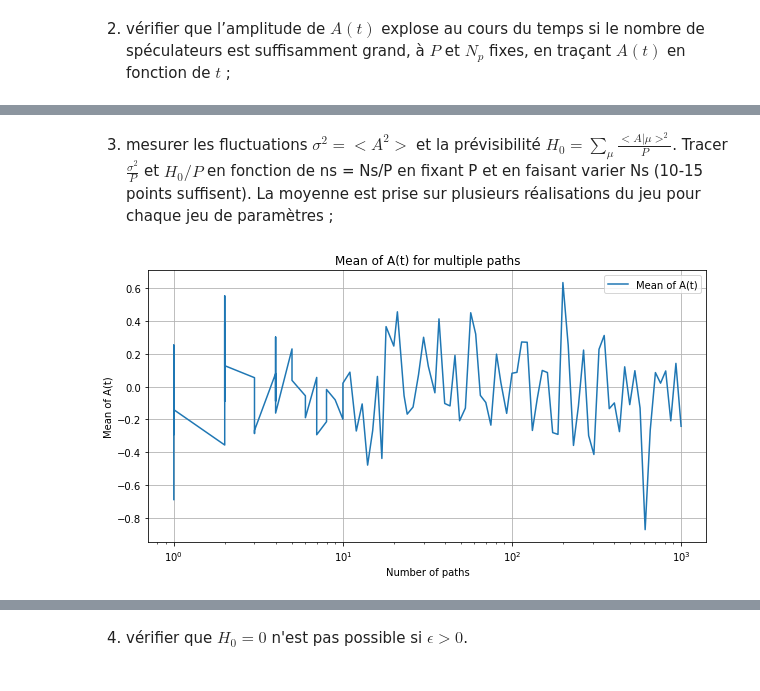
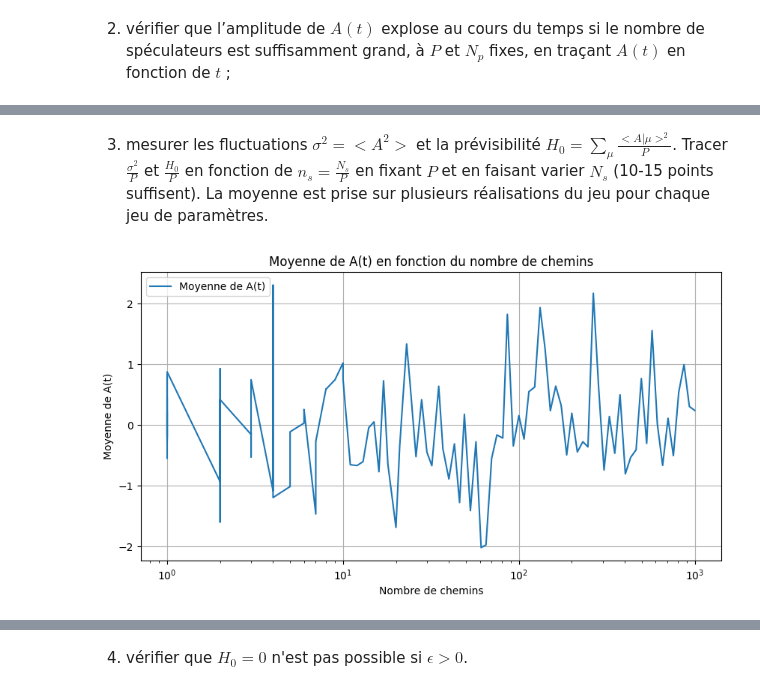
Before and after one commit to ethantrentin/Markets-Physic, a Jupyter notebook: TP5.ipynb, the cells around one changed output, grey strips where cells are left out. Saved outputs shown, nothing was run; the diff lists cells and outputs as text; code cells hidden in the pictures.

```diff
--- a/TP5.ipynb
+++ b/TP5.ipynb
@@ -23,16 +23,22 @@ On nous demande de :
 etc)
 # %%
-# We are going to initialize strategies
+# Dans un premier temps, crééons une fonction permettant d'initialiser les stratégies.
 
 def initialize(Ns, P, Np):
+    """La fonction initialize prend trois arguments :
+    - Ns : le nombre de spéculateurs
+    - P : le nombre d'états
+    - Np : les autres agents
+    On retourne la matrice strategies, la matrice performance, ainsi que le vecteur Omega et le nombre mu."""
 
-    # We initialize the agents
+    # On initialise les agents avec des stratégies aléatoires entre -1 et 1
     strategies = np.random.choice([-1, 1], size=(Ns, P))
+    # On initialise les performances à 0
     performance = np.zeros(Ns)
 
-    # We initialize omega and mu
+    # On initialise omega et mu
     Omega = np.random.normal(0, np.sqrt(Np), size=P)
-    # We want to generate a number between 0 and P-1 included
+    # On veut générer un nombre entre 0 et P-1 inclus
     mu = np.random.randint(0, P)
 
     return strategies, performance, Omega, mu
@@ -66,9 +85,22 @@ def simulation(initialization, Ns, P, Np, M, T, epsilon):
 # %%
+# Une fois qu'on a l'initialisation et la simulation, nous pouvons créer une fonction permettant d'afficher le résultat graphique de la simulation.
+
 def plot_simulation(initialization, Ns, P, Np, M, T, epsilon):
+    """La fonction plot_simulation prend 7 arguments :
+    - initialization : la fonction d'initialisation
+    - Ns : le nombre de spéculateurs
+    - P : le nombre d'états
+    - Np : le nombre d'autres agents
+    - M : le nombre de derniers signes de A(t) considérés
+    - T : l'horizon de temps
+    - epsilon : la performance minimale
+    On affiche le graphique de A(t) au cours du temps."""
+
+    # On récupère l'historique des actions grâce à la fonction simulation.
     A_history, _, _ = simulation(initialization, Ns, P, Np, M, T, epsilon)
     plt.figure(figsize=(10, 5))
     plt.plot([t for t in range(len(A_history))],A_history, label=f'Amplitude de A')
-    plt.xlabel('Time')
+    plt.xlabel('Temps')
     plt.ylabel('A(t)')
     plt.title('Simulation de A(t) au cours du temps')
     plt.legend()
@@ -129,2 +165,2 @@ plot_simulation(initialize, Ns, P, Np, M, T, epsilon)
 # %% [markdown]
-3. mesurer les fluctuations $\sigma^2 = <A^2>$ et la prévisibilité $H_0 = \sum_{\mu} \frac{<A|\mu>^2}{P}$. Tracer $\frac{\sigma^2}{P}$ et $H_0/P$ en fonction de ns = Ns/P en fixant P et en faisant varier Ns (10-15 points suffisent). La moyenne est prise sur plusieurs réalisations du jeu pour chaque jeu de paramètres ;
+3. mesurer les fluctuations $\sigma^2 = <A^2>$ et la prévisibilité $H_0 = \sum_{\mu} \frac{<A|\mu>^2}{P}$. Tracer $\frac{\sigma^2}{P}$ et $\frac{H_0}{P}$ en fonction de $n_s = \frac{N_s}{P}$ en fixant $P$ et en faisant varier $N_s$ (10-15 points suffisent). La moyenne est prise sur plusieurs réalisations du jeu pour chaque jeu de paramètres.
@@ -148,22 +186,22 @@ def compute_sigma_2(initialization, Ns, P, Np, M, T, epsilon):
 # %%
-# We show that the average mean of A(t) is close to 0 for multiple simulations.
-Ns = 100
+Ns = 10
+T = 100
 num_paths = np.logspace(0, 3, 100).astype(int)
 A_history_mean = []
 for num in num_paths:
     for _ in range(num):
         inter = []
         A_history, mu_history, performance = simulation(initialize, Ns, P, Np, M, T, epsilon)
         inter.append(np.mean(A_history))
     A_history_mean.append(np.mean(inter))
 plt.figure(figsize=(10, 5))
-plt.plot(num_paths, A_history_mean, label=f'Mean of A(t)')
-plt.xlabel('Number of paths')
-plt.ylabel('Mean of A(t)')
+plt.plot(num_paths, A_history_mean, label=f'Moyenne de A(t)')
+plt.xlabel('Nombre de chemins')
+plt.ylabel('Moyenne de A(t)')
 plt.xscale('log')
-plt.title('Mean of A(t) for multiple paths')
+plt.title('Moyenne de A(t) en fonction du nombre de chemins')
 plt.legend()
 plt.grid()
 plt.show()
 # %% [output]
-[figure, old version]
+[figure, new version]
```
Also changed, not shown: parts of 50 cells of this notebook, 2 other files.
